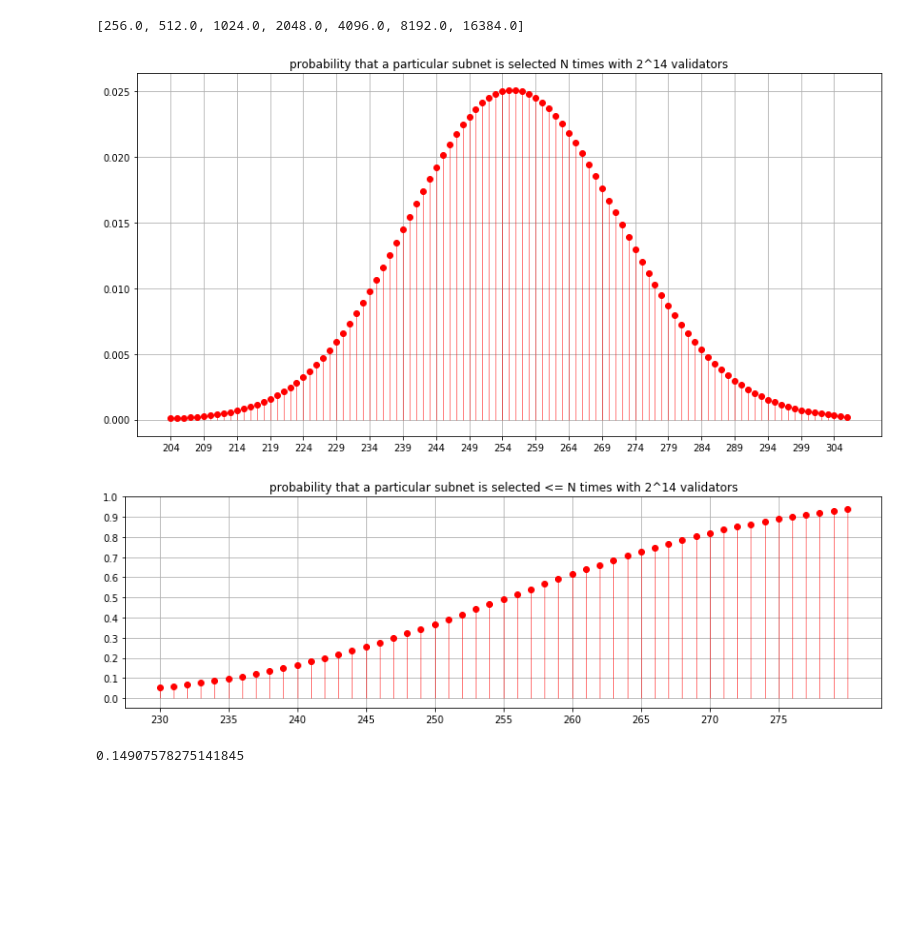
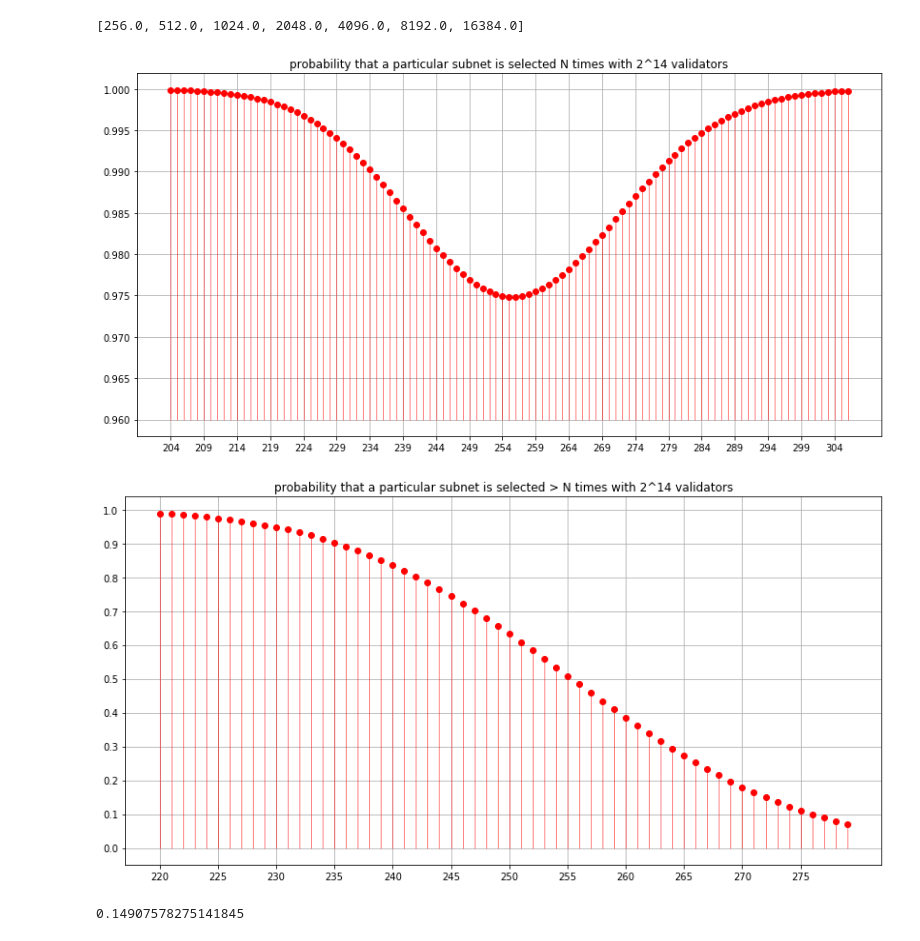
Before and after one commit to jrhea/eth2-analysis, a Jupyter notebook: notebooks/Subnet_Membership.ipynb, the cells around one changed output. Saved outputs shown, nothing was run; the diff lists cells and outputs as text; code cells hidden in the pictures; blank space fills up the shorter version.

```diff
--- a/notebooks/Subnet_Membership.ipynb
+++ b/notebooks/Subnet_Membership.ipynb
@@ -4,9 +4,8 @@ import matplotlib.pyplot as plt
 import seaborn as sns
 from scipy.stats import binom
 
-num_validators = [2**14,2**15,2**16,2**17,2**18,2**19,2**20]
+num_validators = [2**14,2**15,2**16,2**17,2**18,2**19]
 num_subnets = 64
-PERSISTENT_COMMITTEE_PERIOD = 2**11
 avg_validators_per_subnet = [v/num_subnets for v in num_validators]
 avg_validators_per_subnet
 # %% [output]
@@ -14,35 +13,32 @@ avg_validators_per_subnet
 # %%
 n = num_validators[0]
 p = 1/num_subnets
 k = range(int(avg_validators_per_subnet[0]*4/5),int(avg_validators_per_subnet[0]*6/5))
 
 fig, ax = plt.subplots(figsize=(14,7))
-ax.plot(k, binom.pmf(k, n, p), 'ro')
-ax.vlines(k, 0, binom.pmf(k, n, p), colors='r', lw=1, alpha=0.5)
+ax.plot(k, 1-binom.pmf(k, n, p), 'ro')
+ax.vlines(k, 0.96, 1-binom.pmf(k, n, p), colors='r', lw=1, alpha=0.5)
 ax.grid(b=True, which='both', axis='both')
 plt.title('probability that a particular subnet is selected N times with 2^14 validators')
 plt.xticks(np.arange(k[0], k[len(k)-1], step=5))
-plt.yticks(np.arange(0, .03, step=0.005))
+plt.yticks(np.arange(.96, 1.0, step=0.005))
 plt.show()
+
+n = num_validators[0]
+p = 1/num_subnets
+k = range(220,280)
+fig, ax = plt.subplots(figsize=(14,7))
+ax.plot(k, 1-binom.cdf(k, n, p), 'ro')
+ax.vlines(k, 0, 1-binom.cdf(k, n, p), colors='r', lw=1, alpha=0.5)
+ax.grid(b=True, which='both', axis='both')
+plt.title('probability that a particular subnet is selected > N times with 2^14 validators')
+plt.xticks(np.arange(k[0], k[len(k)-1], step=5))
+plt.yticks(np.arange(0, 1.1, step=0.1))
+plt.show()
+
+P_240 = sum(binom.pmf(list(range(240)),2**14, 1/64))
+P_240
 # %% [output]
-[figure, old version]
+[figure, new version]
+[figure, added]
+0.14907578275141845
-# %%
-n = num_validators[0]
-p = 1/num_subnets
-k = range(int(avg_validators_per_subnet[0]*.9),int(avg_validators_per_subnet[0]*1.1))
-fig, ax = plt.subplots(figsize=(14,4))
-ax.plot(k, binom.cdf(k, n, p), 'ro')
-ax.vlines(k, 0, binom.cdf(k, n, p), colors='r', lw=1, alpha=0.5)
-ax.grid(b=True, which='both', axis='both')
-plt.title('probability that a particular subnet is selected <= N times with 2^14 validators')
-plt.xticks(np.arange(k[0], k[len(k)-1], step=5))
-plt.yticks(np.arange(0, 1.1, step=0.1))
-plt.show()
-# %% [output]
-[figure, removed]
-# %%
-#prob of a subnet being selected <= 140
-P_140 = sum(binom.pmf(list(range(240)),2**14, 1/64))
-P_140
-# %% [output]
-0.14907578275141845
```
Also changed, not shown: parts of 4 cells of this notebook, 3 other files.
